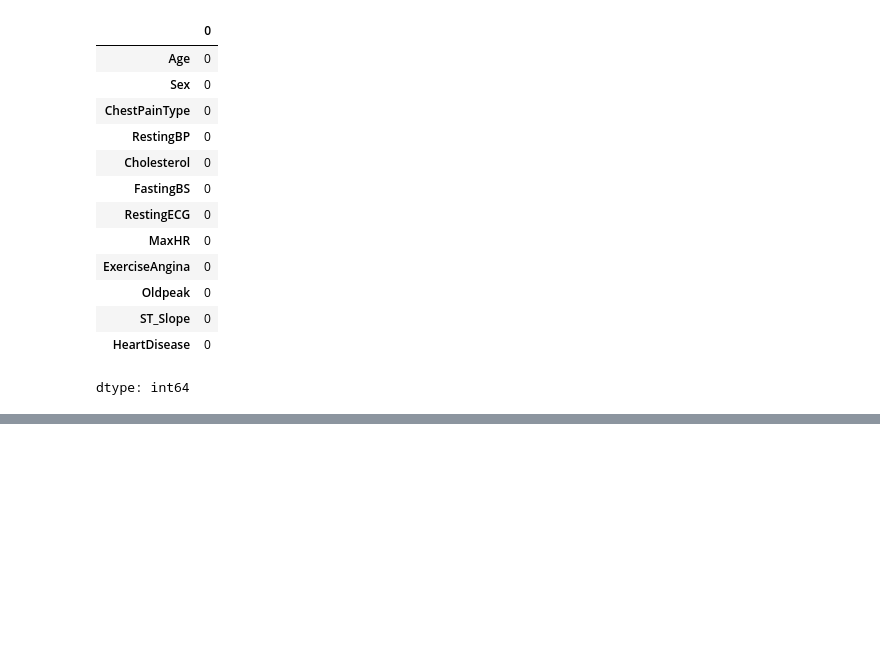
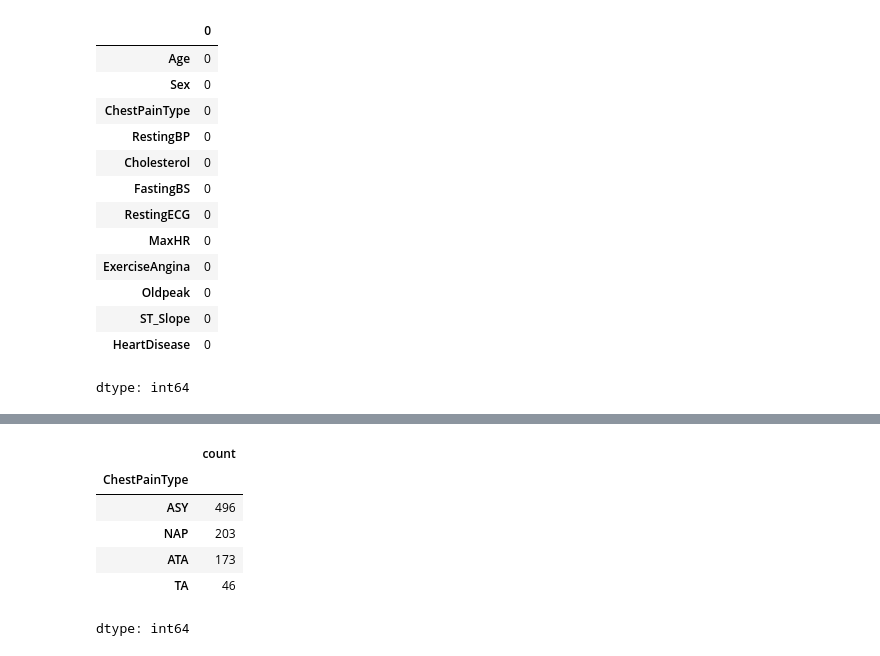
Before and after one commit to nehaljain21/Heart_Disease_EDA, a Jupyter notebook: HeartDisease.ipynb, the cells around one changed output, grey strips where cells are left out. Cells and saved outputs as stored; diff of their text form; code cells hidden in the pictures; blank space fills up the shorter version.

```diff
--- a/HeartDisease.ipynb
+++ b/HeartDisease.ipynb
@@ -81,0 +107,10 @@ dtype: int64
+# %%
+df['ChestPainType'].value_counts()
+# %% [output]
+|  | count |
+| ChestPainType |  |
+| ASY | 496 |
+| NAP | 203 |
+| ATA | 173 |
+| TA | 46 |
+dtype: int64
```
Also changed, not shown: parts of 7 cells of this notebook.
